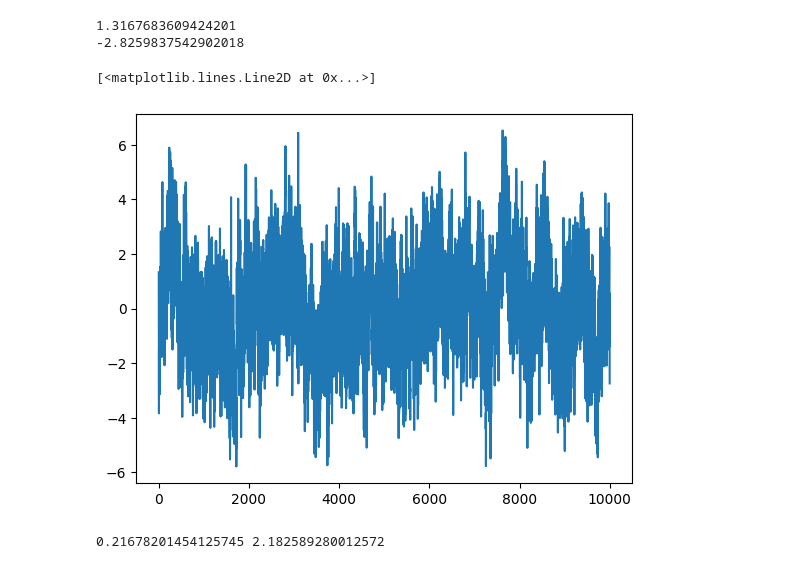
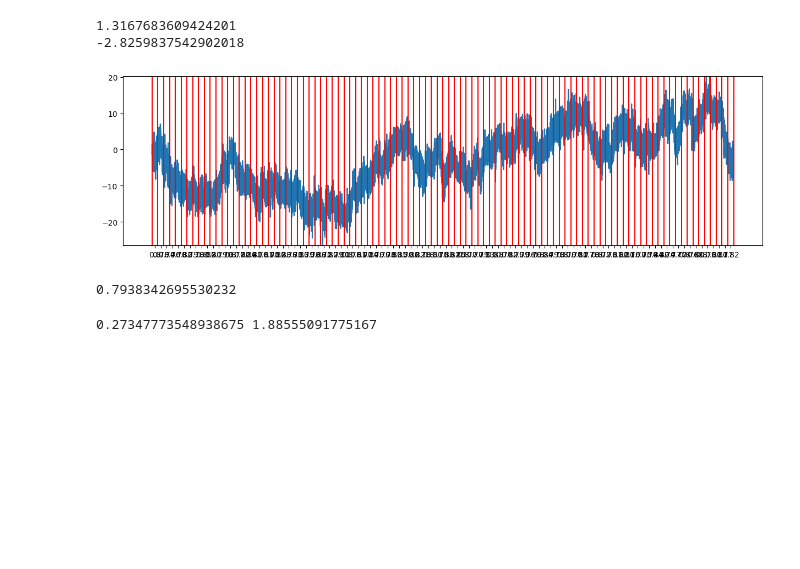
Before and after one commit to Dx-by-Dy/Python-programs, a Jupyter notebook: FractAnalysis.ipynb, the cells around one changed output. Cells and saved outputs as stored; diff of their text form; code cells hidden in the pictures; blank space fills up the shorter version.

```diff
--- a/FractAnalysis.ipynb
+++ b/FractAnalysis.ipynb
@@ -84,7 +82,7 @@ def get_Hc_vectors(data, num_batch=None):
 
     return vec_H, vec_c
 # %%
-def print_H_alalysis(data, vec_H, num_batch):
+def print_frac_alalysis(data, vec_param, num_batch):
     len_data = len(data)
     min_data, max_data = min(data), max(data)
     len_batch = len_data // num_batch
@@ -93,7 +91,7 @@ def print_H_alalysis(data, vec_H, num_batch):
     plt.plot(data)
     plt.ylim(min_data - 0.1, max_data + 0.1)
     plt.xticks([len_batch // 2 + len_batch * i for i in range(num_batch)],
-               [str(round(i, 2)) for i in vec_H])
+               [str(round(i, 2)) for i in vec_param])
 
     for i in range(num_batch + 1):
         plt.vlines(len_batch * i, min_data - 1, max_data + 1, 'r')
@@ -100,3 +146,25 @@ def print_H_alalysis(data, vec_H, num_batch):
+# %%
+def get_mc_vectors(data, num_batch=None, min_size=20, max_size=None):
+
+    len_data = len(data)
+
+    if num_batch is None:
+        num_batch = len_data // 1000
+    len_batch = len_data // num_batch
+
+    vec_m, vec_c = [None] * num_batch, [None] * num_batch
+
+    with tqdm(total=num_batch, position=0, leave=True) as pbar:
+        for i in range(num_batch):
+
+            pbar.set_description(f"Batch: {i+1}/{num_batch}")
+            pbar.update()
+
+            per, RS = analysisIdxFrac(data[len_batch * i:len_batch * (i + 1)], min_size, max_size)
+            vec_m[i], vec_c[i] = get_lin_reg(per, RS)
+            vec_m[i] *= -1
+
+    return vec_m, vec_c
 # %%
 def pink_noise(length, time_rel=[1, 10, 100]):
     p = list(map(lambda x: exp(-1/x), time_rel))
@@ -259,5 +311,0 @@ vall = pink_noise(10000)
-# %%
-plt.plot(vall)
-# %% [output]
-[<matplotlib.lines.Line2D at 0x...>]
-[figure, removed]
@@ -266,5 +315,13 @@ blc = black_noise(10000)
+# %%
+print_frac_alalysis(ns, vec_mH, 100)
+# %% [output]
+[figure, added]
+# %%
+print(sum(vec_mH) / len(vec_mH))
+# %% [output]
+0.7938342695530232
 # %%
-H, c, data__ = compute_Hc(noise(20000, 0.1))
+H, c, data__ = compute_Hc(ns, "random_walk")
 print(H, c)
 # %% [output]
-0.21678201454125745 2.182589280012572
+0.27347773548938675 1.88555091775167
```
Also changed, not shown: parts of 15 cells of this notebook.
